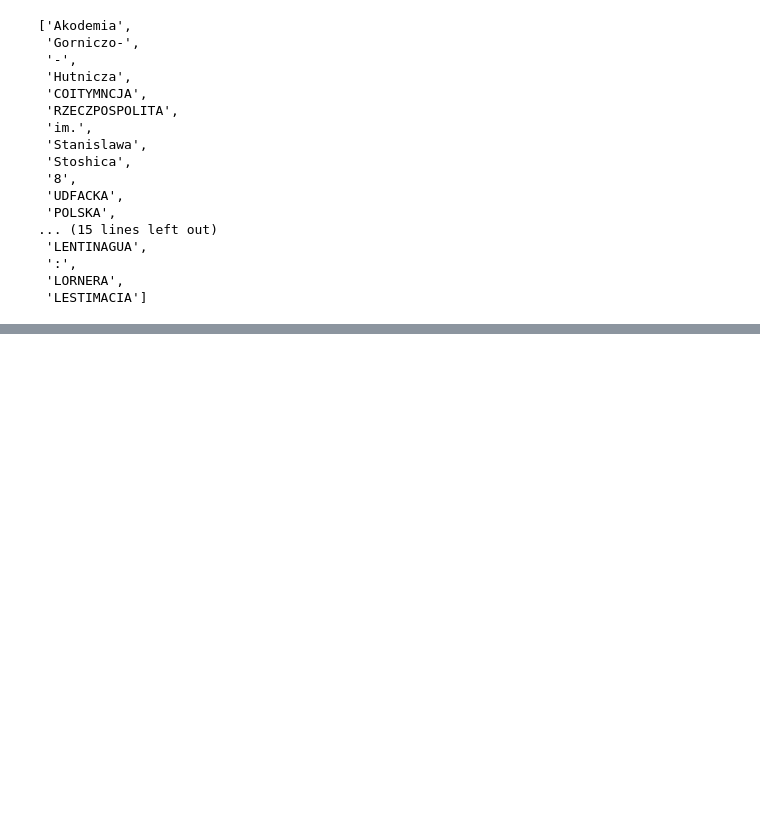
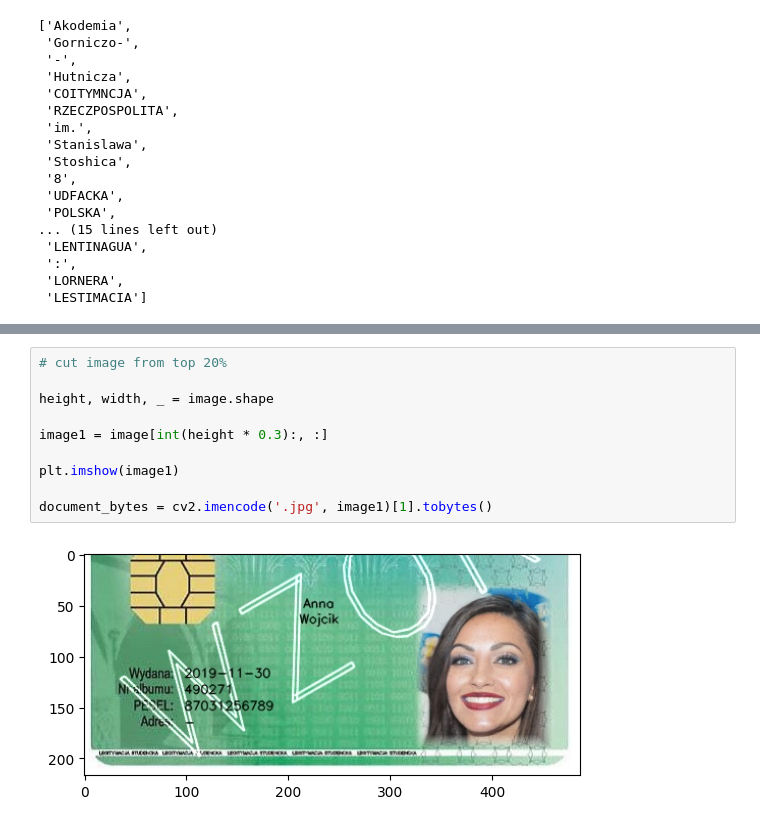
Before and after one commit to WFiIS-IS/sem8-ao-document-recognition, a Jupyter notebook: document-generation/els-ocr.ipynb, the cells around one changed output, grey strips where cells are left out. Cells and saved outputs as stored; diff of their text form; blank space fills up the shorter version.

```diff
--- a/document-generation/els-ocr.ipynb
+++ b/document-generation/els-ocr.ipynb
@@ -112,0 +136,12 @@ response
+# %%
+# cut image from top 20%
+
+height, width, _ = image.shape
+
+image1 = image[int(height * 0.3):, :]
+
+plt.imshow(image1)
+
+document_bytes = cv2.imencode('.jpg', image1)[1].tobytes()
+# %% [output]
+[figure, added]
```
Also changed, not shown: parts of 4 cells of this notebook, 6 other files.
